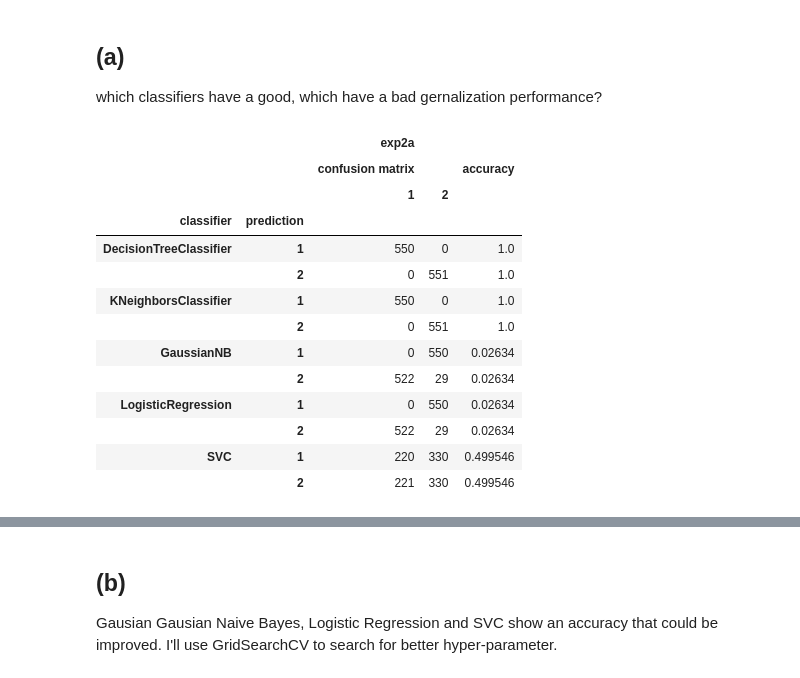
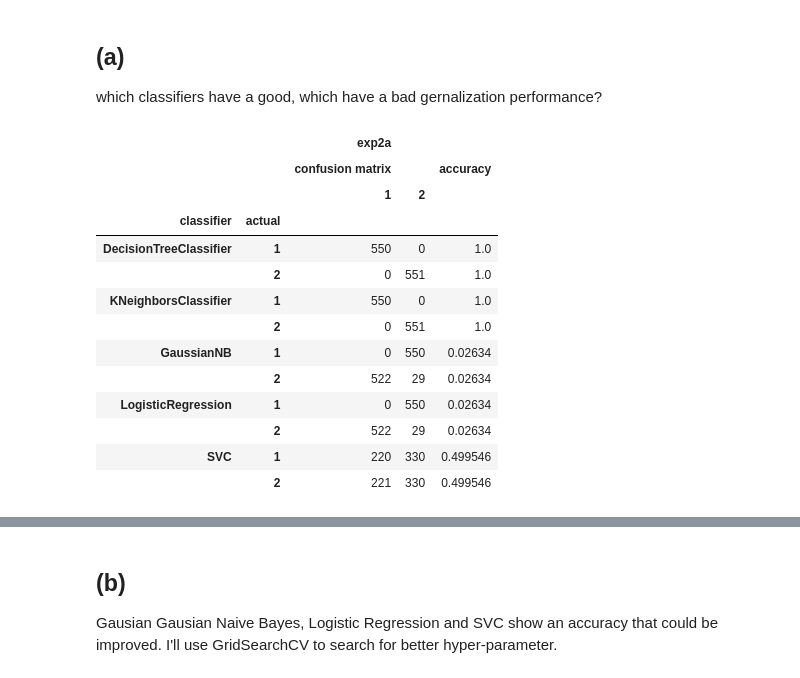
Before and after one commit to unofficial-Jona/Data-Mining, a Jupyter notebook: Lab2/Lab2.ipynb, the cells around one changed output, grey strips where cells are left out. Drawn from its saved outputs; the diff is of its cells as text; code cells hidden in the pictures.

```diff
--- a/Lab2/Lab2.ipynb
+++ b/Lab2/Lab2.ipynb
@@ -57,7 +57,7 @@ results_b_c.index.names = ['k', 'predicted']
 for exp in [exp1a, exp1b, exp1c]:
     for k in [1,5,11,21]:
         knn = KNeighborsClassifier(n_neighbors=k)
-        y_predict = cross_val_predict(knn, exp[['x', 'y']], exp['class'], cv=10)
+        y_predict = cross_val_predict(knn, exp[['x', 'y']].values, exp['class'], cv=10)
         results_b_c.loc[k,(exp.name, 'confusion matrix')] = confusion_matrix(exp['class'], y_predict)
         results_b_c.loc[k,(exp.name, 'accuracy')] = accuracy_score(exp['class'], y_predict)
 results_b_c
@@ -116,7 +116,7 @@ results_d.index.names = ['k', 'predicted']
 for exp in [exp1a, exp1b, exp1c]:
     for k in [1,5,11,21]:
         knn = KNeighborsClassifier(n_neighbors=k, weights='distance')
-        y_predict = cross_val_predict(knn, exp[['x', 'y']], exp['class'], cv=10)
+        y_predict = cross_val_predict(knn, exp[['x', 'y']].values, exp['class'].values, cv=10)
         results_d.loc[k,(exp.name, 'confusion matrix')] = confusion_matrix(exp['class'], y_predict)
         results_d.loc[k,(exp.name, 'accuracy')] = accuracy_score(exp['class'], y_predict)
 results_d
@@ -224,37 +224,37 @@ which classifiers have a good, which have a bad gernalization performance?
 def get_evaluation(data_set, classifier_):
     classifier_names = [str(j.__class__).split('.')[-1][:-2] for j in classifier_]
     cols = [
         np.concatenate([([i.name]*3) for i in [data_set]], axis=0),
         ['confusion matrix', 'confusion matrix', 'accuracy']*1,
         [1, 2, '']*1
         ]
     idx = [
         np.concatenate([([i]*2) for i in classifier_names], axis=0),
         [1, 2] * len(classifier_names)
     ]
     results = pd.DataFrame(columns=cols, index = idx)
-    results.index.names = ['classifier', 'prediction']
+    results.index.names = ['classifier', 'actual']
 
-    X = data_set.iloc[:,:-1]
-    y = data_set.iloc[:,-1]
+    X = data_set.iloc[:,:-1].values
+    y = data_set.iloc[:,-1].values
 
 
     for clf in classifier_:
             clf_name = str(clf.__class__).split('.')[-1][:-2]
             y_predict = cross_val_predict(clf, X, y)
             cm = confusion_matrix(y, y_predict)
             acc = accuracy_score(y, y_predict)
             results.loc[clf_name,(data_set.name, 'confusion matrix')] = cm
             results.loc[clf_name,(data_set.name, 'accuracy')] = acc
 
     return results
 
 get_evaluation(exp2a, [des_tree, knn, gau_nav_bay, log_reg, svm_clf])
 # %% [output]
 |  |  | exp2a |  |  |
 |  |  | confusion matrix |  | accuracy |
 |  |  | 1 | 2 |  |
-| classifier | prediction |  |  |  |
+| classifier | actual |  |  |  |
 | DecisionTreeClassifier | 1 | 550 | 0 | 1.0 |
 |  | 2 | 0 | 551 | 1.0 |
 | KNeighborsClassifier | 1 | 550 | 0 | 1.0 |
```
Also changed, not shown: parts of 14 cells of this notebook, 7 other files.
